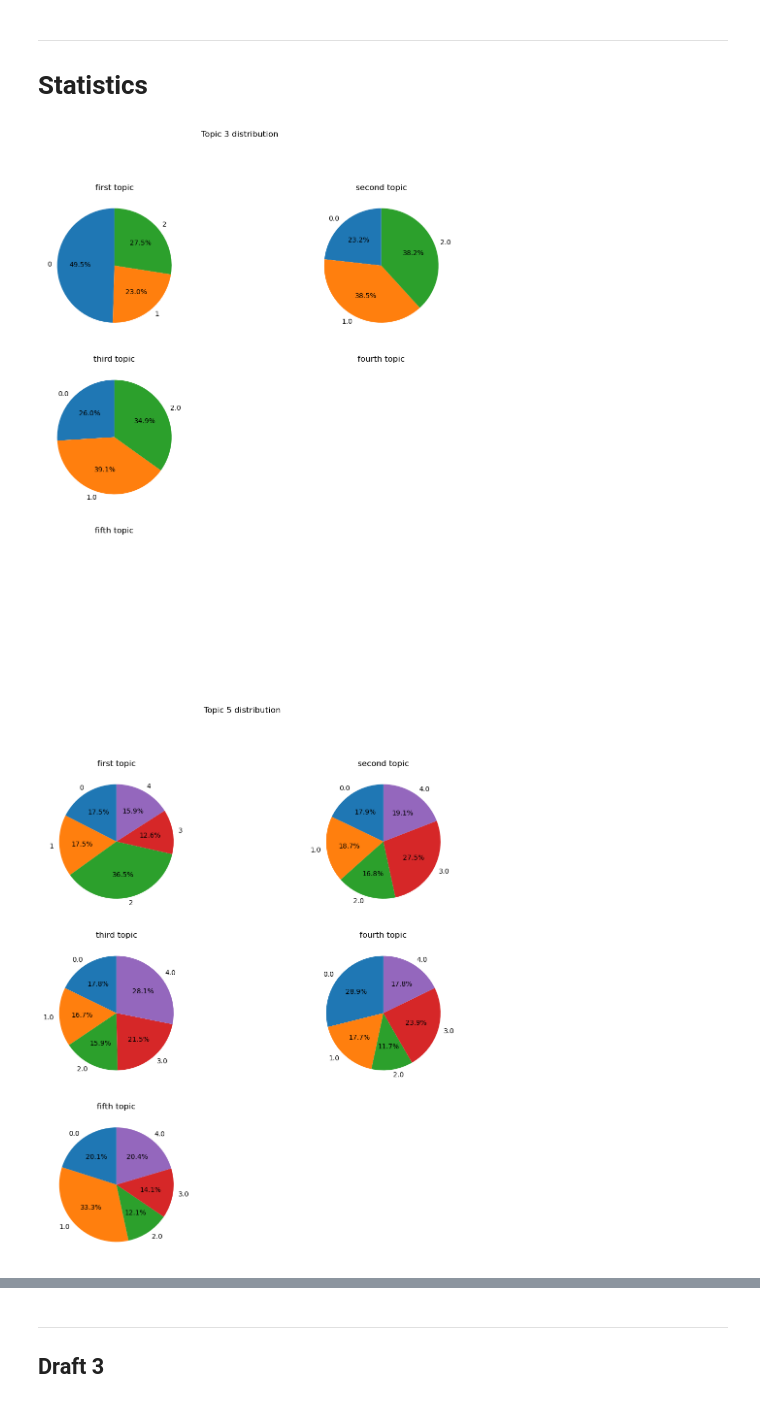
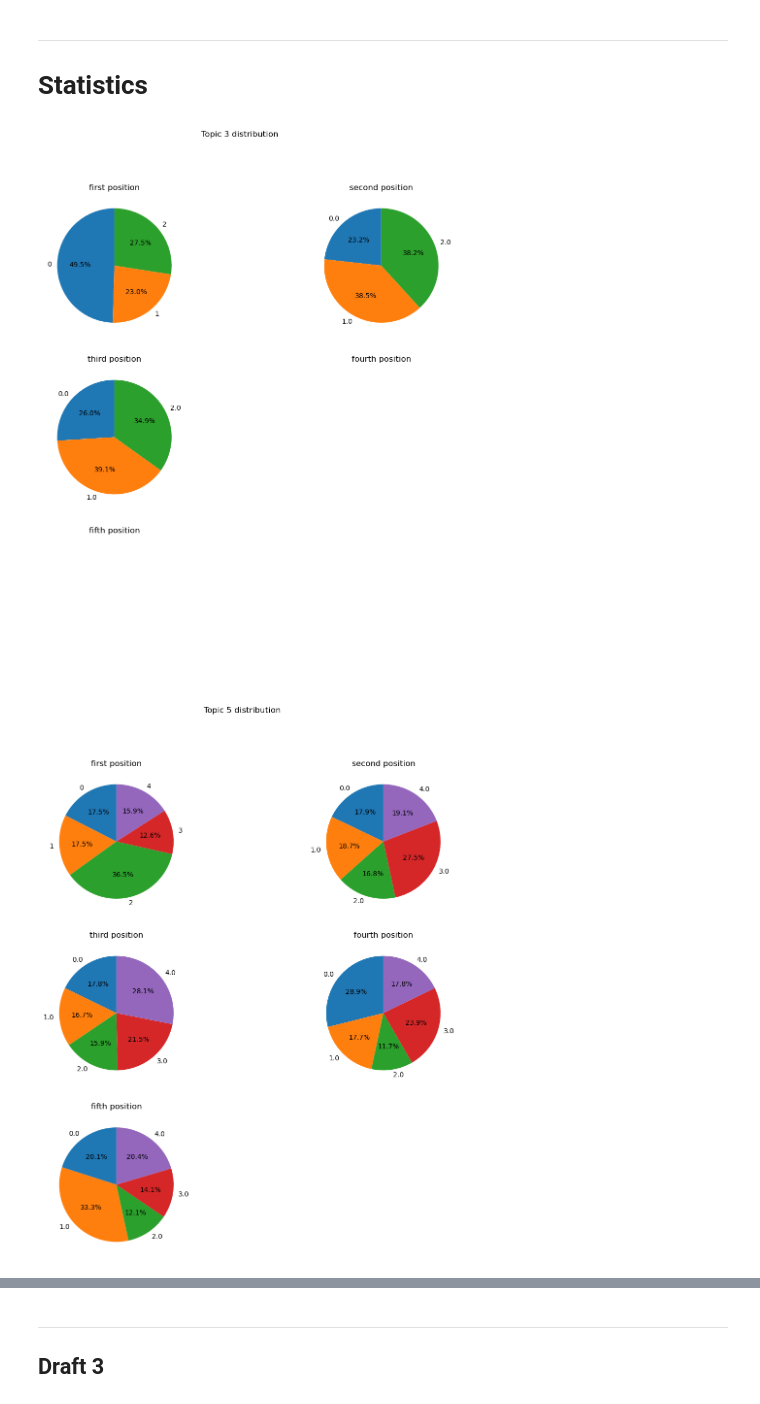
Before and after one commit to epfl-ada/ada-2023-project-abracadabra, a Jupyter notebook: P3_jd.ipynb, the cells around one changed output, grey strips where cells are left out. Drawn from its saved outputs; the diff is of its cells as text; code cells hidden in the pictures.

```diff
--- a/P3_jd.ipynb
+++ b/P3_jd.ipynb
@@ -83,18 +80,18 @@ with open('./topic_dicts/topic_description_dict.json', 'w') as f:
 # %%
 def posIdx_to_axs_idx(i):
     return i//2, i%2
 
 for nb_topic in nb_topics:
     fig, axs = plt.subplots(3, len(topic_positions)//2, figsize=(13, 13))
     fig.suptitle(f"Topic {nb_topic} distribution")
     for i, pos in enumerate(topic_positions):
         ax = axs[posIdx_to_axs_idx(i)]
         df = stats_dict[(nb_topic, pos)]
         ax.pie(df[f"prob_of_topic_to_be_{pos}"], labels=df['Topic'], autopct='%1.1f%%', shadow=False, startangle=90)
-        ax.set_title(f"{pos} topic")
+        ax.set_title(f"{pos} position")
     ax = axs[posIdx_to_axs_idx(i+1)]
     ax.axis('off')
     plt.show()
 # %% [output]
-[figure, old version]
+[figure, new version]
-[figure, old version]
+[figure, new version]
```
Also changed, not shown: parts of 2 cells of this notebook.
